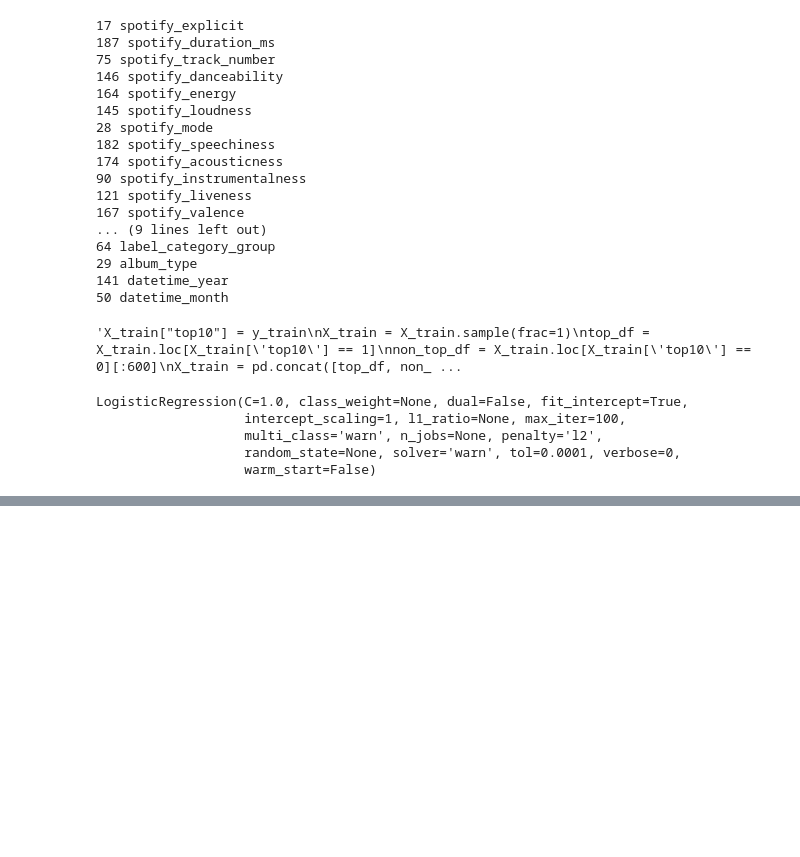
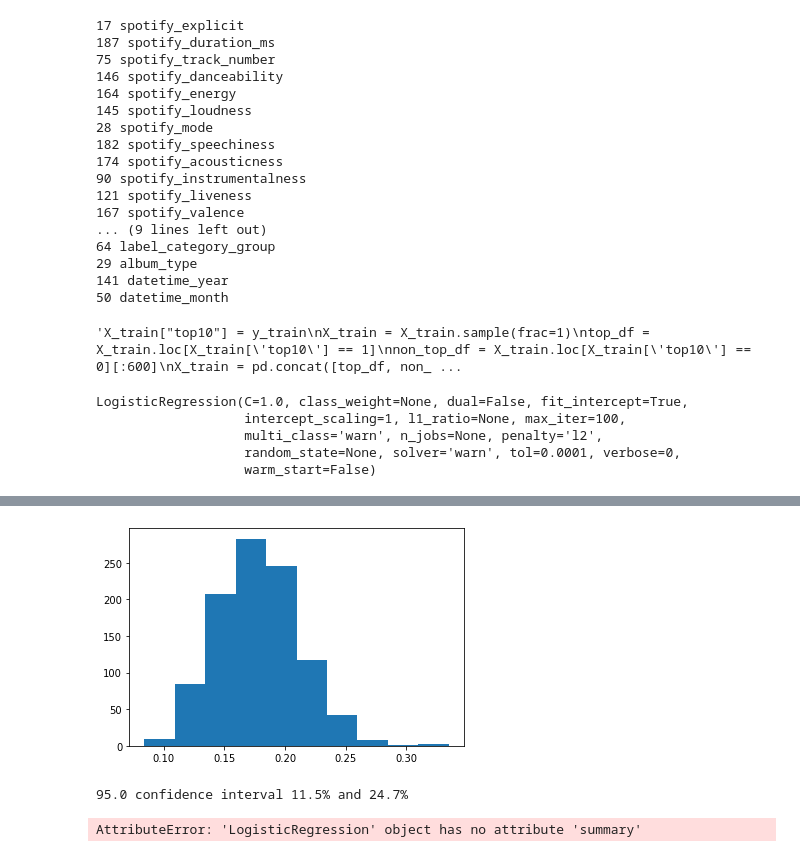
Before and after one commit to Weulass/Billboard-analytics, a Jupyter notebook: First Models.ipynb, the cells around one changed output, grey strips where cells are left out. Saved outputs shown, nothing was run; the diff lists cells and outputs as text; code cells hidden in the pictures; blank space fills up the shorter version.

```diff
--- a/First Models.ipynb
+++ b/First Models.ipynb
@@ -326,0 +311,30 @@ array([[1392,  114],
+# %%
+from sklearn.utils import resample
+df = X_test
+df["top10"] = y_test.values
+stats = list()
+for i in range(1000):
+    boot = resample(df, replace=True, n_samples=10000)
+    boot_y = boot.pop("top10")
+    boot_pred = model.predict(boot)
+    predictions_matrix = [1 if pred > 0.8 else 0 for pred in boot_pred]
+    precision = (confusion_matrix(boot_y,predictions_matrix)[1][1]) / (confusion_matrix(boot_y,predictions_matrix)[0][1] + confusion_matrix(boot_y,predictions_matrix)[0][1])
+    stats.append(precision)
+
+# plot scores
+plt.hist(stats)
+plt.show()
+# confidence intervals
+alpha = 0.95
+p = ((1.0-alpha)/2.0) * 100
+lower = max(0.0, np.percentile(stats, p))
+p = (alpha+((1.0-alpha)/2.0)) * 100
+upper = min(1.0, np.percentile(stats, p))
+print('%.1f confidence interval %.1f%% and %.1f%%' % (alpha*100, lower*100, upper*100))
+# %% [output]
+[figure, added]
+95.0 confidence interval 11.5% and 24.7%
+# %%
+logreg.summary()
+# %% [output]
+AttributeError: 'LogisticRegression' object has no attribute 'summary'
```
Also changed, not shown: parts of 12 cells of this notebook, 6 other files.
